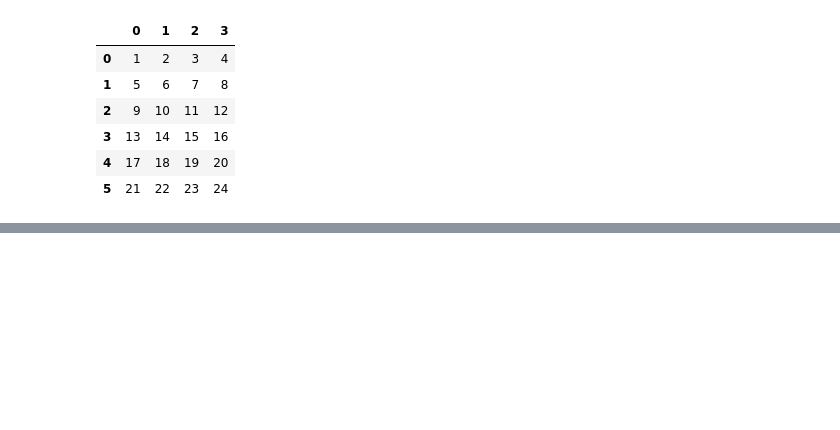
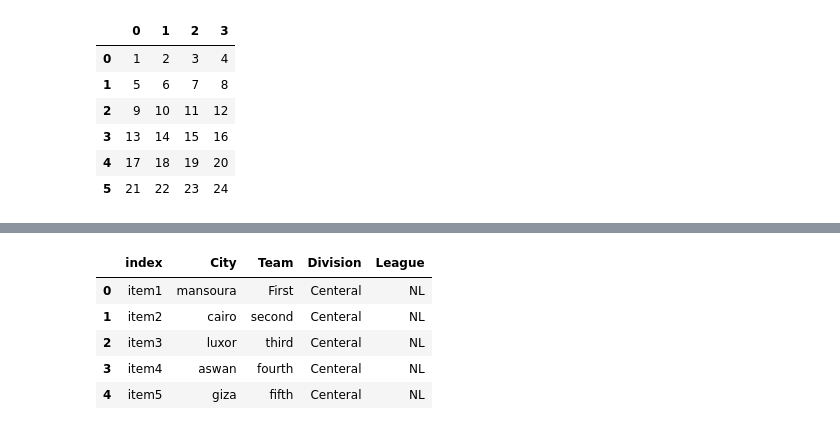
Before and after one commit to mohamedeld/Exploratory-Data-Analysis-using-Python, a Jupyter notebook: Untitled.ipynb, the cells around one changed output, grey strips where cells are left out. Cells and saved outputs as stored; diff of their text form; code cells hidden in the pictures; blank space fills up the shorter version.

Commit message:
pandas data frame

```diff
--- a/Untitled.ipynb
+++ b/Untitled.ipynb
@@ -485,0 +490,8 @@ xdf
+# %%
+basket_dict = {"City":["mansoura", "cairo","luxor","aswan","giza"],
+               "Team":["First","second","third","fourth","fifth"],
+               "Division":5 * ['Centeral'],
+               'League':5 * ['NL']
+              }
+# %%
+basket_df = pd.DataFrame(basket_dict)
@@ -485,0 +588,2 @@ xdf
+# %%
+basket_df.index = ["item1", "item2", "item3", "item4","item5"]
@@ -485,0 +615,9 @@ xdf
+# %%
+basket_df.reset_index()
+# %% [output]
+|  | index | City | Team | Division | League |
+| 0 | item1 | mansoura | First | Centeral | NL |
+| 1 | item2 | cairo | second | Centeral | NL |
+| 2 | item3 | luxor | third | Centeral | NL |
+| 3 | item4 | aswan | fourth | Centeral | NL |
+| 4 | item5 | giza | fifth | Centeral | NL |
```
Also changed, not shown: parts of 23 cells of this notebook.
